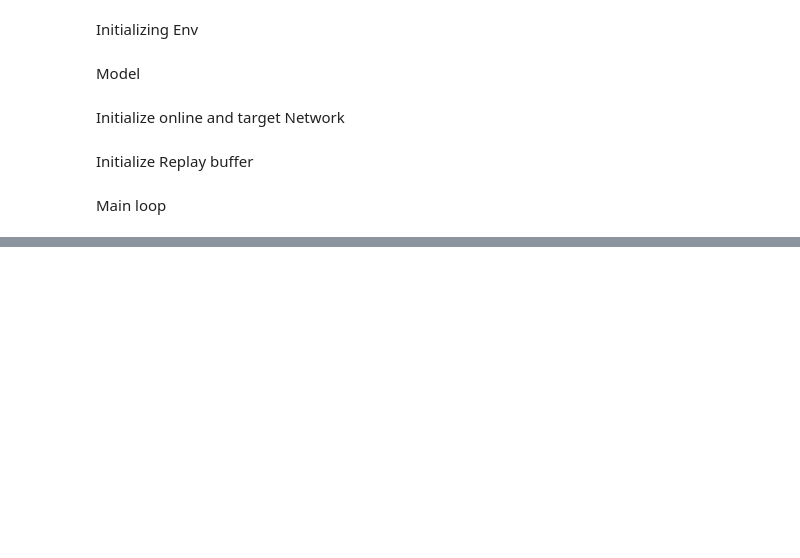
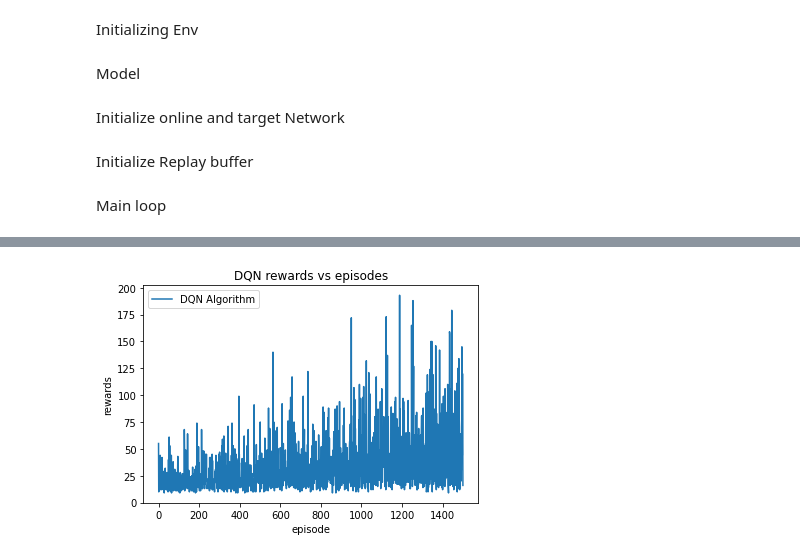
Before and after one commit to MeghaPujamath/Reinforcement-Learning---DQN-for-cartpole-environment-, a Jupyter notebook: DeepQNetwork.ipynb, the cells around one changed output, grey strips where cells are left out. Drawn from its saved outputs; the diff is of its cells as text; code cells hidden in the pictures; blank space fills up the shorter version.

```diff
--- a/DeepQNetwork.ipynb
+++ b/DeepQNetwork.ipynb
@@ -275,7 +215,0 @@ import seaborn as sns
-# %%
-ve = []
-for i,val in enumerate(reward_list):
-  if(val == 200):
-    ve.append(episode_len_list[i])
-
-plt.plot(episode_len_list, reward_list)
@@ -302,6 +215,0 @@ plt.plot(epsilon_list)
-# %%
-
-for i, val in enumerate(reward_list):
-  if(val == 200):
-    print(i)
-    break
@@ -316,7 +215,0 @@ print(op)
-# %%
-count = 0
-for i in op:
-  if(i[1] == 200):
-    count+=1
-
-print(count)
@@ -612,12 +215,0 @@ Avg Reward 200.0
-# %%
-env = gym.make('CartPole-v0')
-env = gym.wrappers.Monitor(env, "record_dir")
-for i in tqdm(range(2)):
-    obs, done, rew = env.reset(), False, 0
-    while (done != True) :
-        A =  agent.get_action(obs, env.action_space.n, epsilon = 0)
-        obs, reward, done, info = env.step(A.item())
-        rew += reward
-        sleep(0.01)
-        env.render()
-    print("episode : {}, reward : {}".format(i,rew))
@@ -642,0 +221,12 @@ AttributeError: ignored
+# %%
+x = [i+1 for i in range(len(reward_list))]
+fig, ax = plt.subplots()
+plt.title('DQN rewards vs episodes')
+plt.plot(reward_list, label='DQN Algorithm')
+#plt.plot(x, running_avg2, label='PPO Algorithm')
+plt.xlabel("episode")
+plt.ylabel("rewards")
+plt.legend()
+plt.show()
+# %% [output]
+[figure, added]
```
Also changed, not shown: parts of 21 cells of this notebook.
